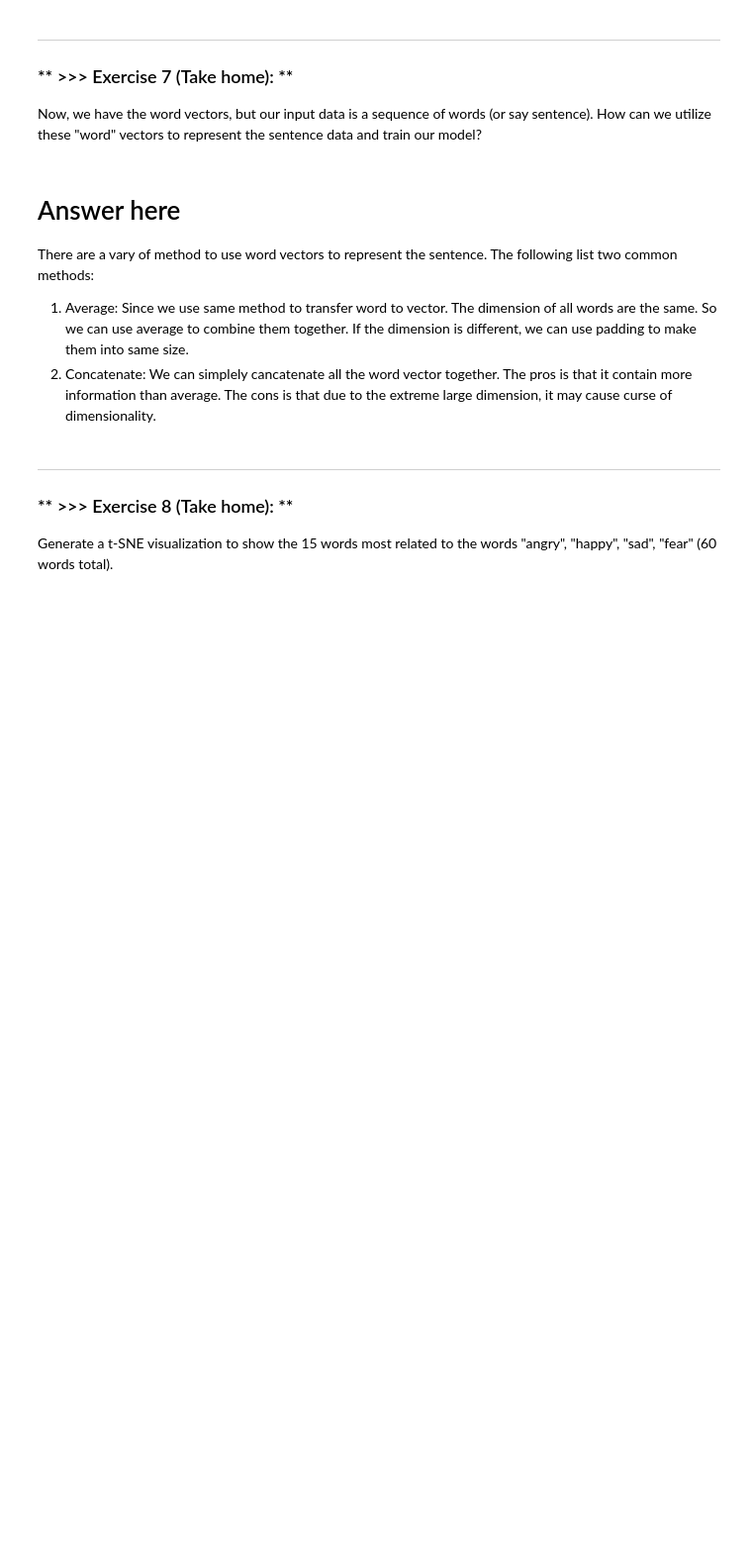
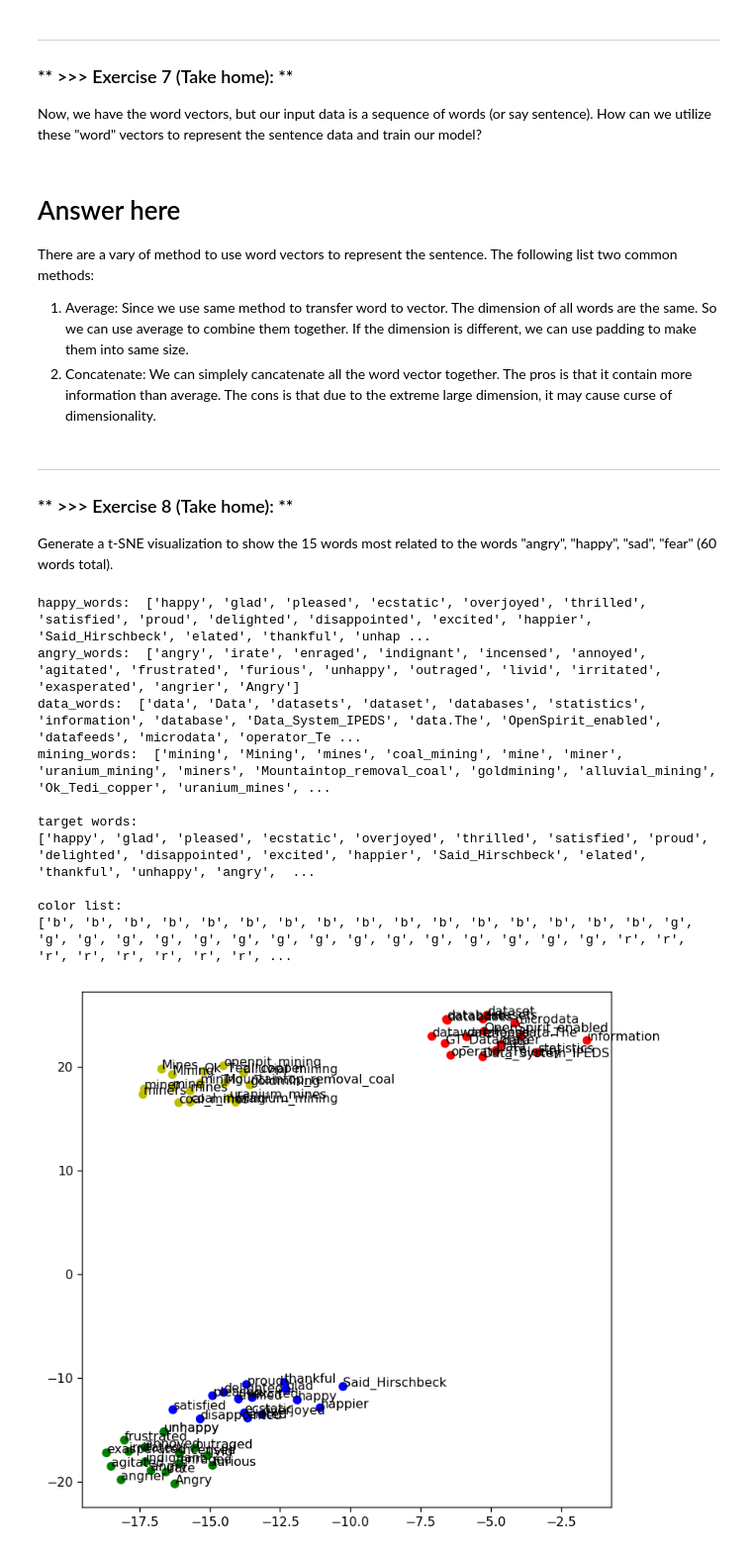
Before and after one commit to chuangyc/DM19-Lab2-Homework, a Jupyter notebook: DM19-Lab2-Homework.ipynb, the cells around one changed output. Shown at 99% size. Drawn from its saved outputs; the diff is of its cells as text; code cells hidden in the pictures; blank space fills up the shorter version.

```diff
--- a/DM19-Lab2-Homework.ipynb
+++ b/DM19-Lab2-Homework.ipynb
@@ -463,6 +498,14 @@ There are a vary of method to use word vectors to represent the sentence. The fo
 
 Generate a t-SNE visualization to show the 15 words most related to the words "angry", "happy", "sad", "fear" (60 words total).
 # %%
+
+from gensim.models import KeyedVectors
+from sklearn.manifold import TSNE
+
+## Note: this model is very huge, this will take some time ...
+model_path = "GoogleNews/GoogleNews-vectors-negative300.bin.gz"
+w2v_google_model = KeyedVectors.load_word2vec_format(model_path, binary=True)
+
 # Answer here
 word_list = ['happy', 'angry', 'sad', 'fear']
 
@@ -480,30 +523,42 @@ print('mining_words: ', mining_words)
 target_words = happy_words + angry_words + data_words + mining_words
 print('\ntarget words: ')
 print(target_words)
 
 print('\ncolor list:')
 cn = topn + 1
 color = ['b'] * cn + ['g'] * cn + ['r'] * cn + ['y'] * cn
 print(color)
 ## w2v model
 model = w2v_google_model
 
 ## prepare training word vectors
 size = 200
 target_size = len(target_words)
 all_word = list(model.vocab.keys())
 word_train = target_words + all_word[:size]
 X_train = model[word_train]
 
 ## t-SNE model
 tsne = TSNE(n_components=2, metric='cosine', random_state=28)
 
 ## training
 X_tsne = tsne.fit_transform(X_train)
 
 ## plot the result
 plt.figure(figsize=(7.5, 7.5), dpi=115)
 plt.scatter(X_tsne[:target_size, 0], X_tsne[:target_size, 1], c=color)
 for label, x, y in zip(target_words, X_tsne[:target_size, 0], X_tsne[:target_size, 1]):
     plt.annotate(label, xy=(x,y), xytext=(0,0),  textcoords='offset points')
 plt.show()
+# %% [output]
+happy_words:  ['happy', 'glad', 'pleased', 'ecstatic', 'overjoyed', 'thrilled', 'satisfied', 'proud', 'delighted', 'disappointed', 'excited', 'happier', 'Said_Hirschbeck', 'elated', 'thankful', 'unhap ...
+angry_words:  ['angry', 'irate', 'enraged', 'indignant', 'incensed', 'annoyed', 'agitated', 'frustrated', 'furious', 'unhappy', 'outraged', 'livid', 'irritated', 'exasperated', 'angrier', 'Angry']
+data_words:  ['data', 'Data', 'datasets', 'dataset', 'databases', 'statistics', 'information', 'database', 'Data_System_IPEDS', 'data.The', 'OpenSpirit_enabled', 'datafeeds', 'microdata', 'operator_Te ...
+mining_words:  ['mining', 'Mining', 'mines', 'coal_mining', 'mine', 'miner', 'uranium_mining', 'miners', 'Mountaintop_removal_coal', 'goldmining', 'alluvial_mining', 'Ok_Tedi_copper', 'uranium_mines', ...
+
+target words:
+['happy', 'glad', 'pleased', 'ecstatic', 'overjoyed', 'thrilled', 'satisfied', 'proud', 'delighted', 'disappointed', 'excited', 'happier', 'Said_Hirschbeck', 'elated', 'thankful', 'unhappy', 'angry',  ...
+
+color list:
+['b', 'b', 'b', 'b', 'b', 'b', 'b', 'b', 'b', 'b', 'b', 'b', 'b', 'b', 'b', 'b', 'g', 'g', 'g', 'g', 'g', 'g', 'g', 'g', 'g', 'g', 'g', 'g', 'g', 'g', 'g', 'g', 'r', 'r', 'r', 'r', 'r', 'r', 'r', 'r', ...
+[figure, added]
```
Also changed, not shown: parts of 15 cells of this notebook.
